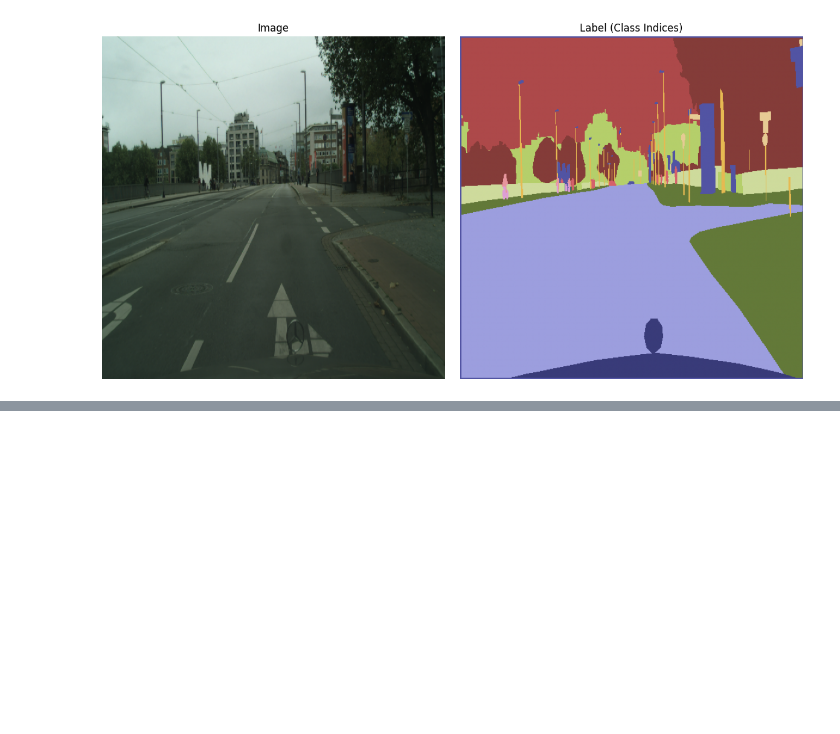
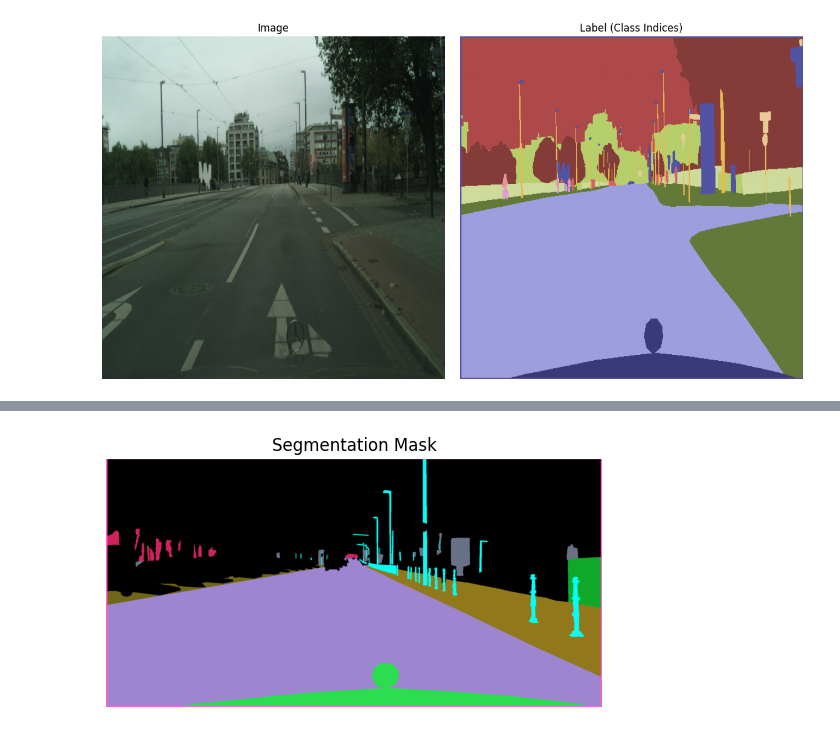
Before and after one commit to sarmadsaleem333/Road-Scene-Semantic-Segmentation--along-with-MLOPs, a Jupyter notebook: Dataloader/main.ipynb, the cells around one changed output, grey strips where cells are left out. Saved outputs shown, nothing was run; the diff lists cells and outputs as text; code cells hidden in the pictures; blank space fills up the shorter version.

Commit message:
Added label mapping

```diff
--- a/Dataloader/main.ipynb
+++ b/Dataloader/main.ipynb
@@ -255,3 +264,71 @@ for i in range(1):
     plt.show()
 # %% [output]
 [figure]
+# %%
+import cv2
+import numpy as np
+import matplotlib.pyplot as plt
+
+# Define class names based on the Cityscapes dataset
+class_names = [
+    'Sky', 'Building', 'Pole', 'Road', 'Sidewalk', 'Vegetation',
+    'Car', 'Wall', 'Fence', 'Lane Marking', 'Trash Bin', 'Traffic Light',
+    'Traffic Sign', 'Pedestrian', 'Rider', 'Truck', 'Bus', 'Train', 'Motorcycle'
+]
+
+def get_class_name(class_id):
+    if 0 <= class_id < len(class_names):
+        return class_names[class_id]
+    else:
+        return "Unknown"
+
+def process_image_labelid(image_path):
+    # Load the input image (Label IDs)
+    label_image = cv2.imread(image_path, cv2.IMREAD_UNCHANGED)
+
+    if label_image is None:
+        print("Error: Image not found!")
+        return
+
+    # Get unique class IDs in the image
+    unique_ids = np.unique(label_image)
+
+    # Prepare a color-coded mask
+    mask_image = np.zeros((label_image.shape[0], label_image.shape[1], 3), dtype=np.uint8)
+
+    # Initialize a dictionary to store the count of each class
+    class_count = {}
+
+    for class_id in unique_ids:
+        class_name = get_class_name(class_id)
+        count = np.sum(label_image == class_id)
+        class_count[class_name] = count
+
+        # If the class name is "Unknown", don't try to find its index
+        if class_name != "Unknown":
+            class_index = class_names.index(class_name)
+        else:
+            class_index = -1  # For unknown, use a placeholder
+
+        # Print the class names and their counts
+        print(f"Class {class_name} (ID: {class_index}): {count} pixels")
+
+        # Assign a color to each class (optional, to visualize the mask in color)
+        if class_name != "Unknown":
+            color = np.random.randint(0, 256, size=3)  # Random color for each valid class (just for visualization)
+            mask_image[label_image == class_id] = color
+        else:
+            mask_image[label_image == class_id] = [0, 0, 0]  # For unknown classes, assign black
+
+    # Visualize the mask image
+    plt.imshow(mask_image)
+    plt.title("Segmentation Mask")
+    plt.axis('off')
+    plt.show()
+
+    return mask_image
+
+# Example usage:
+image_path = 'D:/Citscapes dataset/Output/train_final/aachen_000006_000019_gtFine_labelIds.png'  # Replace with the actual path to your image
+mask = process_image_labelid(image_path)
+# %% [output]
@@ -257,0 +353 @@ for i in range(1):
+[figure, added]
```
Also changed, not shown: parts of 2 cells of this notebook, 2 other files.
